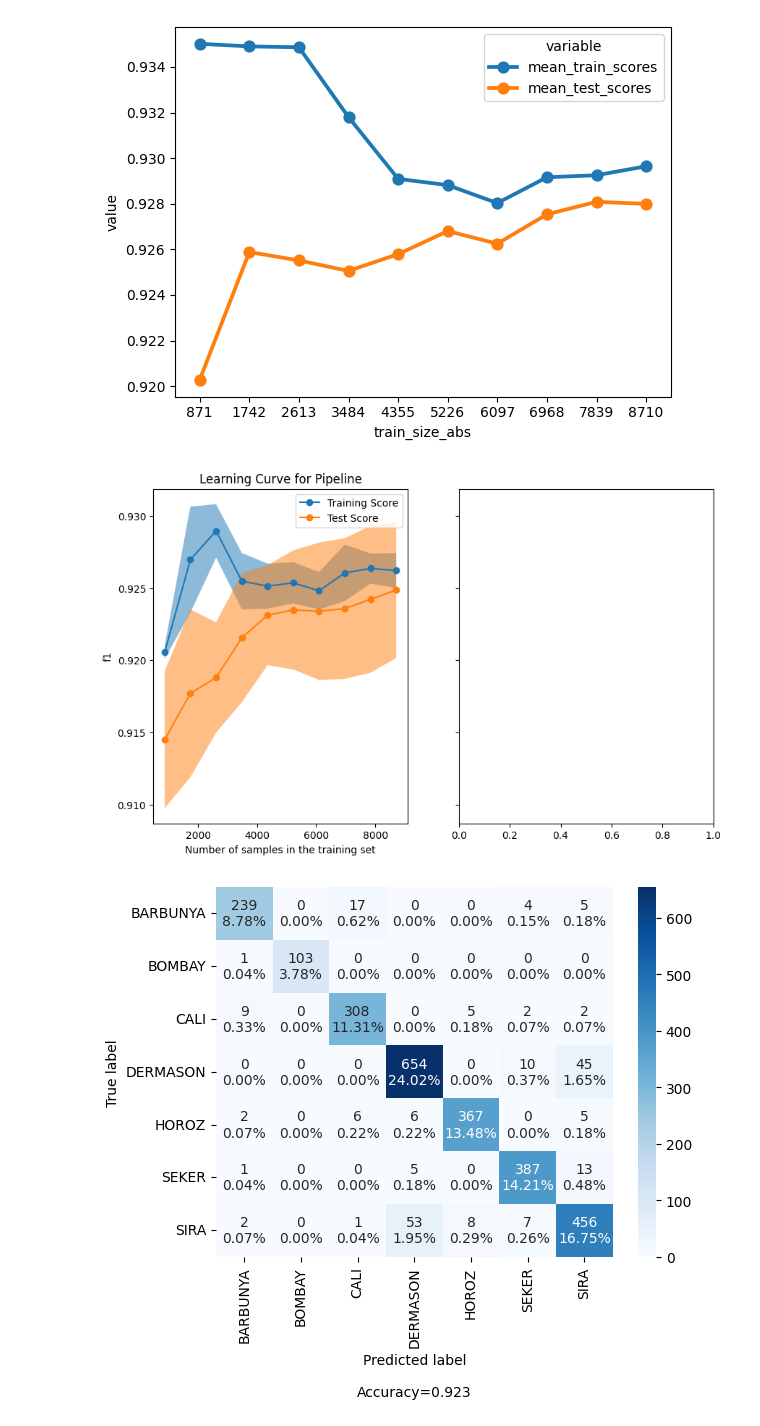
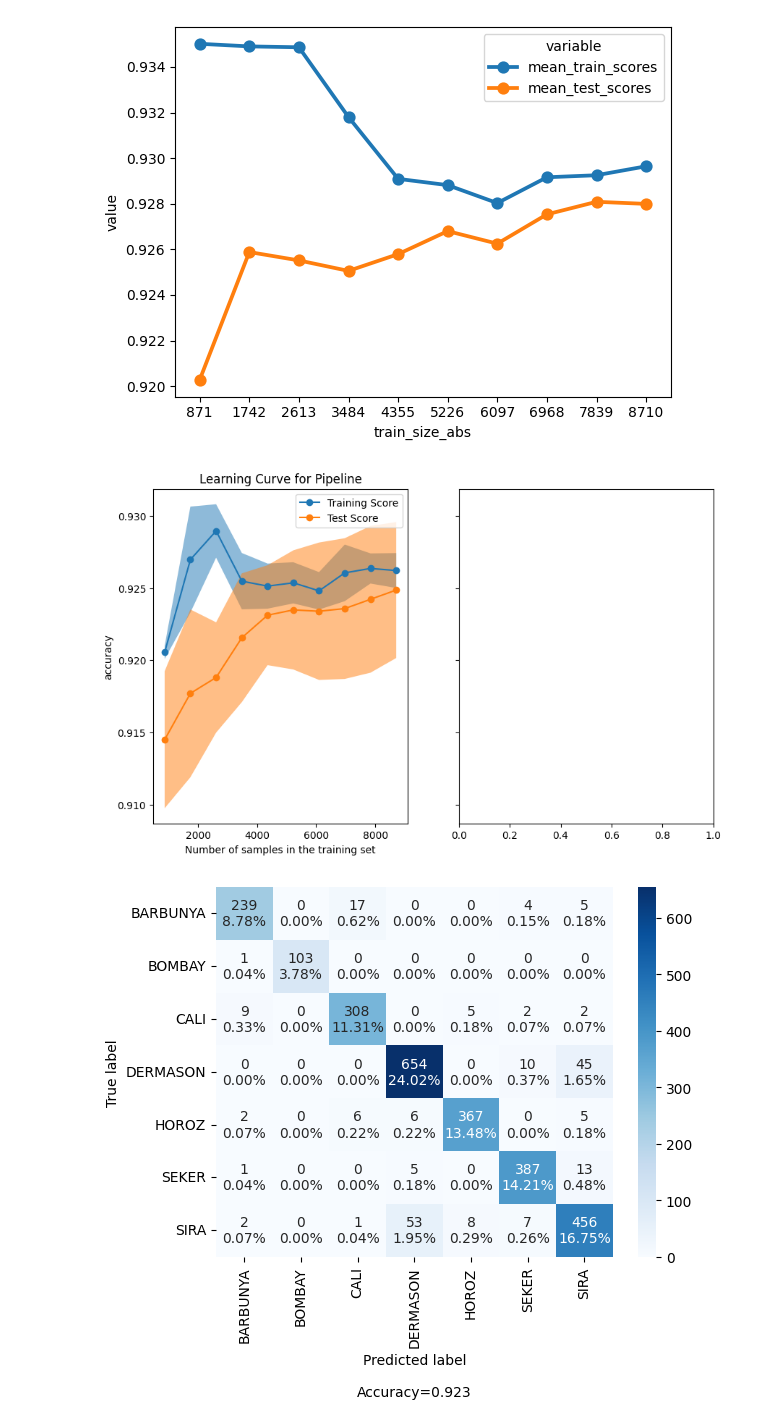
Before and after one commit to PavanKB/PS_1, a Jupyter notebook: svm_dry_bean.ipynb, the cells around one changed output. Drawn from its saved outputs; the diff is of its cells as text; code cells hidden in the pictures.

```diff
--- a/svm_dry_bean.ipynb
+++ b/svm_dry_bean.ipynb
@@ -70,16 +70,12 @@ Series([], Name: name, dtype: object)
 # %% [markdown]
 # Train SVM
 # %%
-# Need to do one hot encoding for the categorical data
-# https://www.freecodecamp.org/news/machine-learning-pipeline/
-
-# We dont do imputatuon - drop the missing data to keep it simple
-# Columns to onehot encode - Income, Education, Age, GenHealth
 
 RANDOM_STATE = 42
 N_FOLDS = 5
 N_JOBS = -1
 SCORING = 'accuracy'
+VERBOSE = 4
 
 
 # Use minmax scaler for simplicity, scalability, avoids assumption of distribution and there are no outliers in data
@@ -116,8 +112,8 @@ for key, grid_param in grid_params.items():
     print('------------------', key, '------------------')
 
     gs = GridSearchCV(clf_pipeline, grid_param,
-                      cv=N_FOLDS, scoring=SCORING, n_jobs=N_JOBS, verbose=4, return_train_score=True)
-    gs.fit(X_train, y_train)
+                      cv=N_FOLDS, scoring=SCORING, n_jobs=N_JOBS, verbose=VERBOSE, return_train_score=True)
+    gs.fit(X_train, y_train.values.ravel())
 
     cv_scores.append(pd.DataFrame({'param': [key]*len(gs.cv_results_['mean_test_score']),
                                    'value': gs.cv_results_[f'param_{list(grid_param.keys())[0]}'],
@@ -143,14 +139,14 @@ sns.FacetGrid(cv_scores, col='param', col_wrap=3, height=4, sharex=False).map(sn
 # %%
 grid_params = {
         'model__kernel': ['linear', 'rbf', 'poly', 'sigmoid'],
-        'model__gamma':[1e-2, 1e-3, 1e-4, 1e-5],
+        'model__gamma': [1e-2, 1e-3, 1e-4, 1e-5],
         'model__C': [0.001, 0.10, 0.1, 10, 25, 50, 100, 1000],
     }
 
 
 gs = GridSearchCV(clf_pipeline, grid_params,
-                    cv=N_FOLDS, scoring=SCORING, n_jobs=N_JOBS, verbose=4, return_train_score=True)
-gs.fit(X_train, y_train)
+                    cv=N_FOLDS, scoring=SCORING, n_jobs=N_JOBS, verbose=VERBOSE, return_train_score=True)
+gs.fit(X_train, y_train.values.ravel())
 
 print("Best Score of train set: "+str(gs.best_score_))
 print("Best parameter set: "+str(gs.best_params_))
@@ -219,28 +214,28 @@ sns.pointplot(plot_df, x='train_size_abs',y ='value', hue='variable')
 # %%
 
 # https://scikit-learn.org/stable/auto_examples/model_selection/plot_learning_curve.html
 
 fig, ax = plt.subplots(nrows=1, ncols=2, figsize=(10, 6), sharey=True)
 
 common_params = {
     "X": X_train,
     "y": y_train,
     "train_sizes": np.linspace(0.1, 1.0, 10),
     "cv": N_FOLDS,
     "score_type": "both",
     "n_jobs": N_JOBS,
     "line_kw": {"marker": "o"},
     "std_display_style": "fill_between",
-    "score_name": "f1",
+    "score_name": "accuracy",
 }
 
 for ax_idx, estimator in enumerate([clf_pipeline]):
     LearningCurveDisplay.from_estimator(estimator, **common_params, ax=ax[ax_idx])
     handles, label = ax[ax_idx].get_legend_handles_labels()
     ax[ax_idx].legend(handles[:2], ["Training Score", "Test Score"])
     ax[ax_idx].set_title(f"Learning Curve for {estimator.__class__.__name__}")
 # %% [output]
-[figure, old version]
+[figure, new version]
 # %%
 # Get the score of the best model on test
 
```
Also changed, not shown: parts of 4 cells of this notebook, 7 other files.
